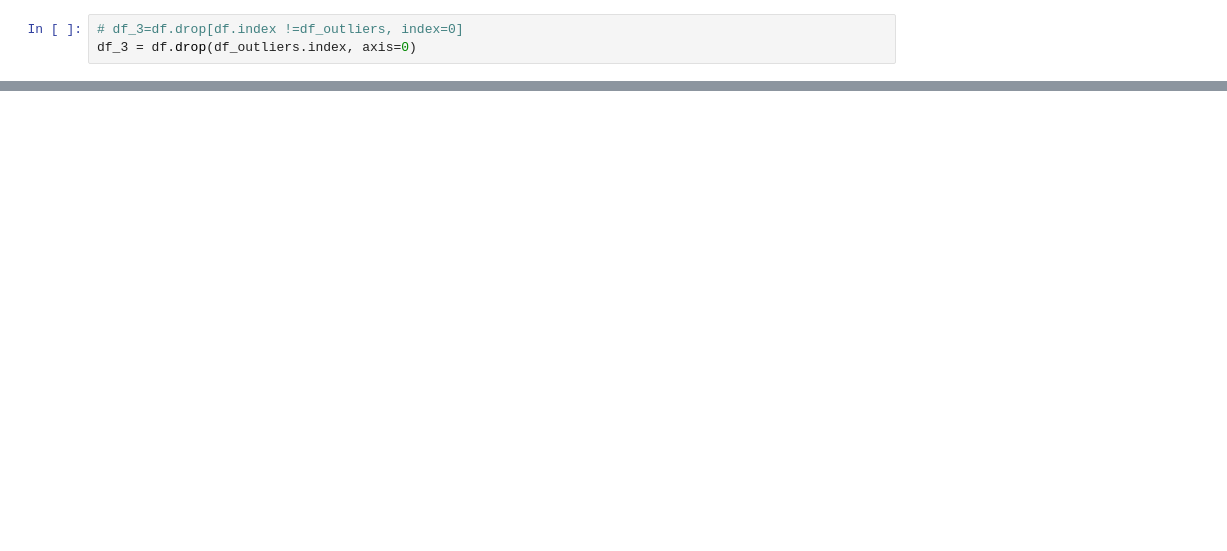
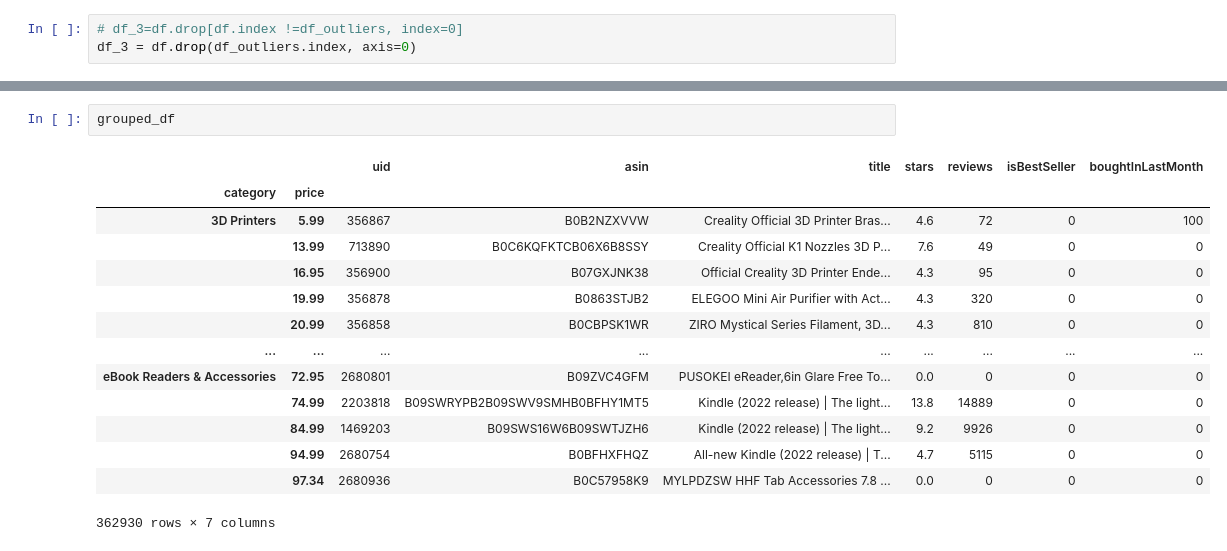
Before and after one commit to JCastillo1997/Stumbling-n-Learnin-n, a Jupyter notebook: Labs_eda/Lab_2/Lab_2.ipynb, the cells around one changed output, grey strips where cells are left out. Cells and saved outputs as stored; diff of their text form; blank space fills up the shorter version.

```diff
--- a/Labs_eda/Lab_2/Lab_2.ipynb
+++ b/Labs_eda/Lab_2/Lab_2.ipynb
@@ -193,0 +277,17 @@ df_3.shape
+# %%
+grouped_df
+# %% [output]
+|  |  | uid | asin | title | stars | reviews | isBestSeller | boughtInLastMonth |
+| category | price |  |  |  |  |  |  |  |
+| 3D Printers | 5.99 | 356867 | B0B2NZXVVW | Creality Official 3D Printer Bras... | 4.6 | 72 | 0 | 100 |
+|  | 13.99 | 713890 | B0C6KQFKTCB06X6B8SSY | Creality Official K1 Nozzles 3D P... | 7.6 | 49 | 0 | 0 |
+|  | 16.95 | 356900 | B07GXJNK38 | Official Creality 3D Printer Ende... | 4.3 | 95 | 0 | 0 |
+|  | 19.99 | 356878 | B0863STJB2 | ELEGOO Mini Air Purifier with Act... | 4.3 | 320 | 0 | 0 |
+|  | 20.99 | 356858 | B0CBPSK1WR | ZIRO Mystical Series Filament, 3D... | 4.3 | 810 | 0 | 0 |
+| ... | ... | ... | ... | ... | ... | ... | ... | ... |
+| eBook Readers & Accessories | 72.95 | 2680801 | B09ZVC4GFM | PUSOKEI eReader,6in Glare Free To... | 0.0 | 0 | 0 | 0 |
+|  | 74.99 | 2203818 | B09SWRYPB2B09SWV9SMHB0BFHY1MT5 | Kindle (2022 release) | The light... | 13.8 | 14889 | 0 | 0 |
+|  | 84.99 | 1469203 | B09SWS16W6B09SWTJZH6 | Kindle (2022 release) | The light... | 9.2 | 9926 | 0 | 0 |
+|  | 94.99 | 2680754 | B0BFHXFHQZ | All-new Kindle (2022 release) | T... | 4.7 | 5115 | 0 | 0 |
+|  | 97.34 | 2680936 | B0C57958K9 | MYLPDZSW HHF Tab Accessories 7.8 ... | 0.0 | 0 | 0 | 0 |
+362930 rows × 7 columns
```
Also changed, not shown: parts of 17 cells of this notebook.
